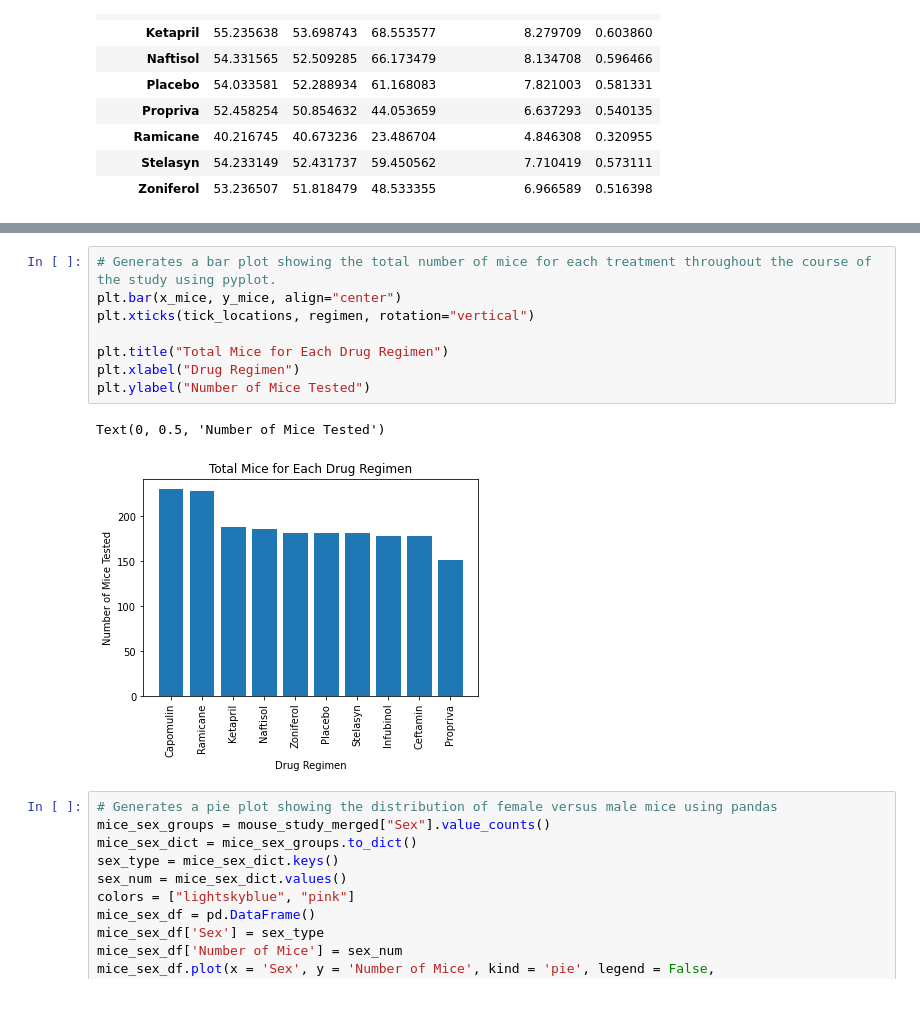
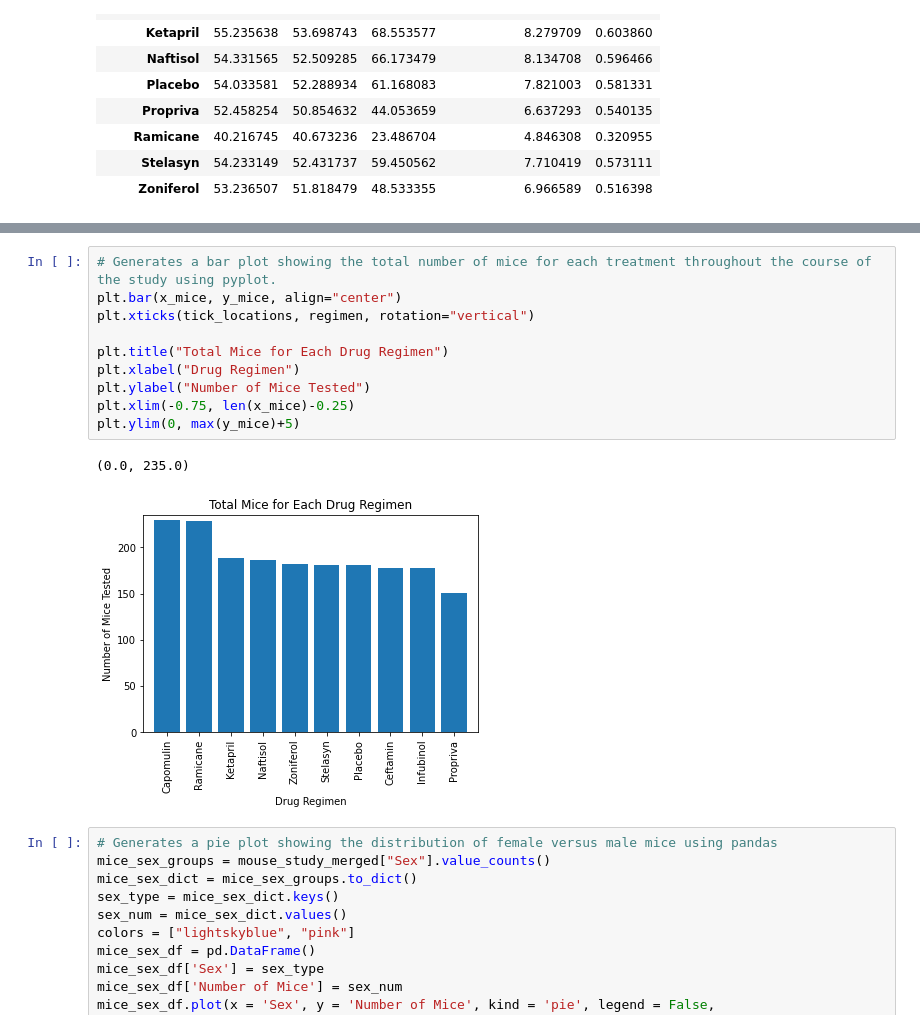
Before and after one commit to doublealogic/matplotlib-challenge, a Jupyter notebook: Pymaceuticals/main.ipynb, the cells around one changed output, grey strips where cells are left out. Cells and saved outputs as stored; diff of their text form.

```diff
--- a/Pymaceuticals/main.ipynb
+++ b/Pymaceuticals/main.ipynb
@@ -128,14 +130,16 @@ Text(0, 0.5, 'Number of Mice Tested')
 # %%
 # Generates a bar plot showing the total number of mice for each treatment throughout the course of the study using pyplot.
 plt.bar(x_mice, y_mice, align="center")
 plt.xticks(tick_locations, regimen, rotation="vertical")
 
 plt.title("Total Mice for Each Drug Regimen")
 plt.xlabel("Drug Regimen")
 plt.ylabel("Number of Mice Tested")
+plt.xlim(-0.75, len(x_mice)-0.25)
+plt.ylim(0, max(y_mice)+5)
 # %% [output]
-Text(0, 0.5, 'Number of Mice Tested')
+(0.0, 235.0)
-[figure, old version]
+[figure, new version]
 # %%
 # Generates a pie plot showing the distribution of female versus male mice using pandas
 mice_sex_groups = mouse_study_merged["Sex"].value_counts()
```
Also changed, not shown: parts of 2 cells of this notebook.
